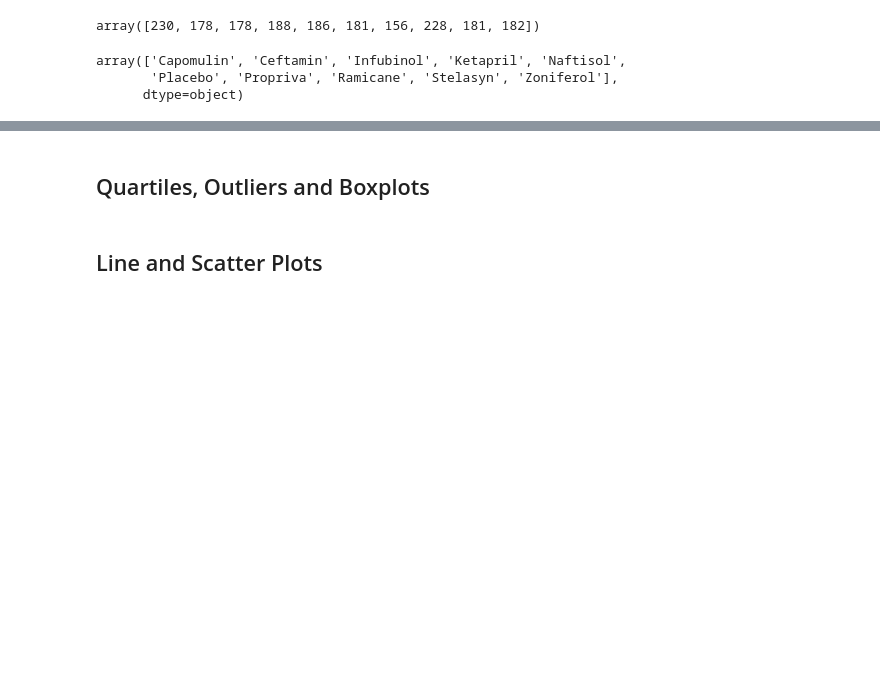
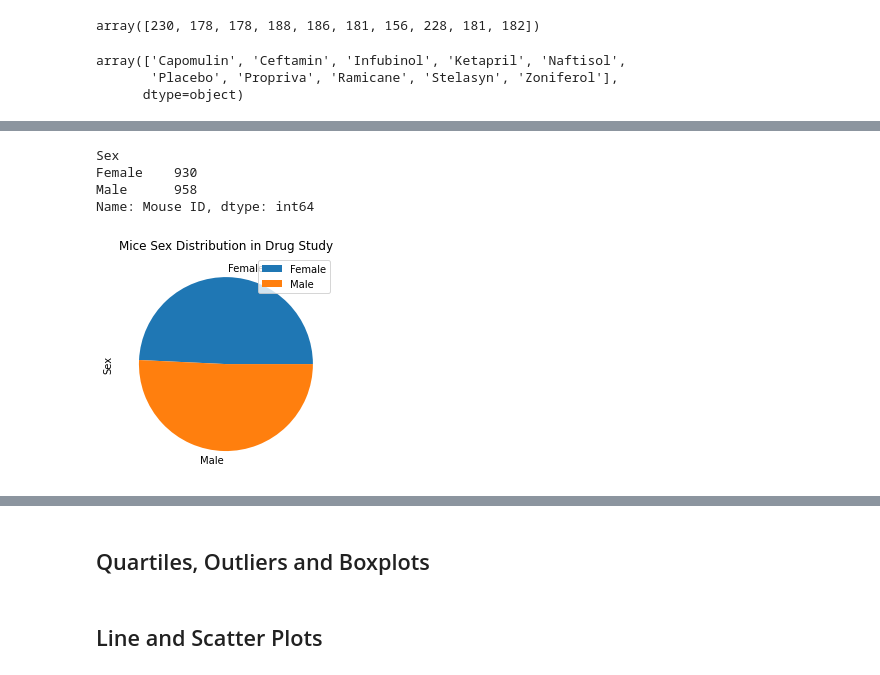
Before and after one commit to Gujaratigirl/HW-MatPlotLib, a Jupyter notebook: Pymaceuticals/pymaceuticals_starter_2.ipynb, the cells around one changed output, grey strips where cells are left out. Drawn from its saved outputs; the diff is of its cells as text; code cells hidden in the pictures; blank space fills up the shorter version.

```diff
--- a/Pymaceuticals/pymaceuticals_starter_2.ipynb
+++ b/Pymaceuticals/pymaceuticals_starter_2.ipynb
@@ -285,2 +304,10 @@ Text(0, 0.5, 'Total Count')
 # %%
 # Generate a pie plot showing the distribution of female versus male mice using pandas
+gender_group = clean_mice_df.groupby("Sex")
+count_gender = gender_group.count()
+count_gender.head()["Mouse ID"]
+# %% [output]
+Sex
+Female    930
+Male      958
+Name: Mouse ID, dtype: int64
@@ -288,0 +314,12 @@ Text(0, 0.5, 'Total Count')
+# %%
+gender_pie = count_gender.plot(kind="pie", y='Mouse ID', title=("Mice Sex Distribution in Drug Study"))
+gender_pie.set_ylabel("Sex")
+
+plt.show()
+#plt.axis("equal")
+
+
+#How can I make legend smaller or move it??
+#plt.legend(loc="lower right")
+# %% [output]
+[figure, added]
```
Also changed, not shown: parts of 12 cells of this notebook.
